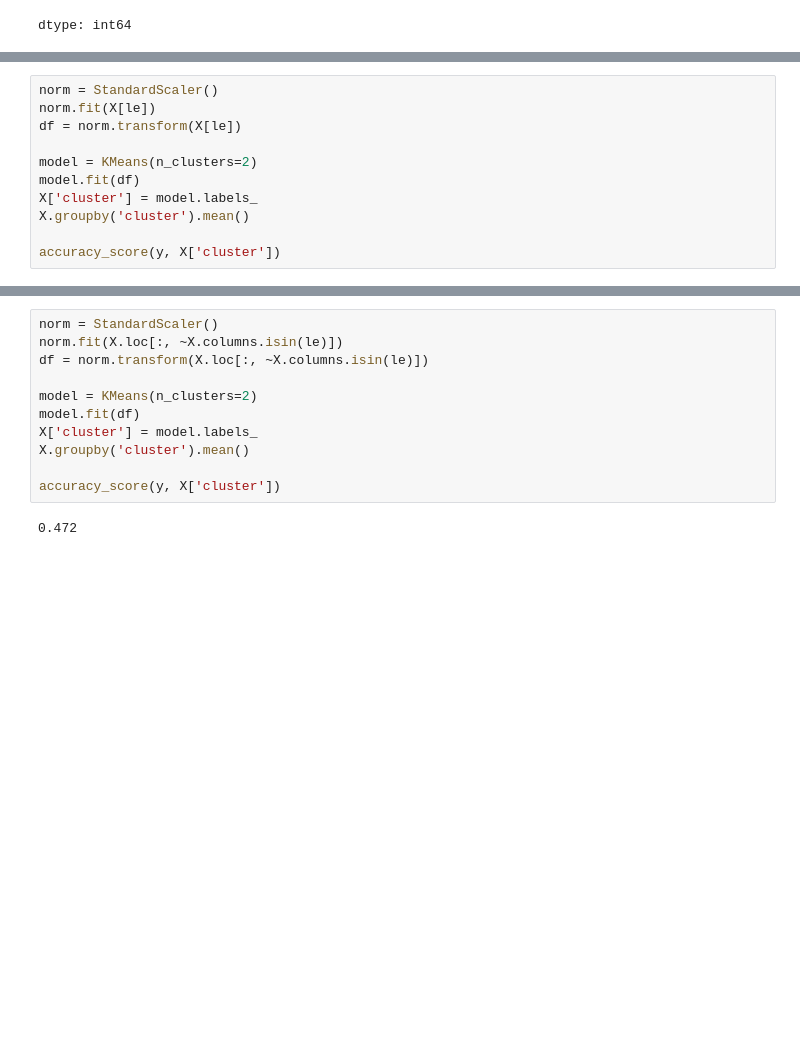
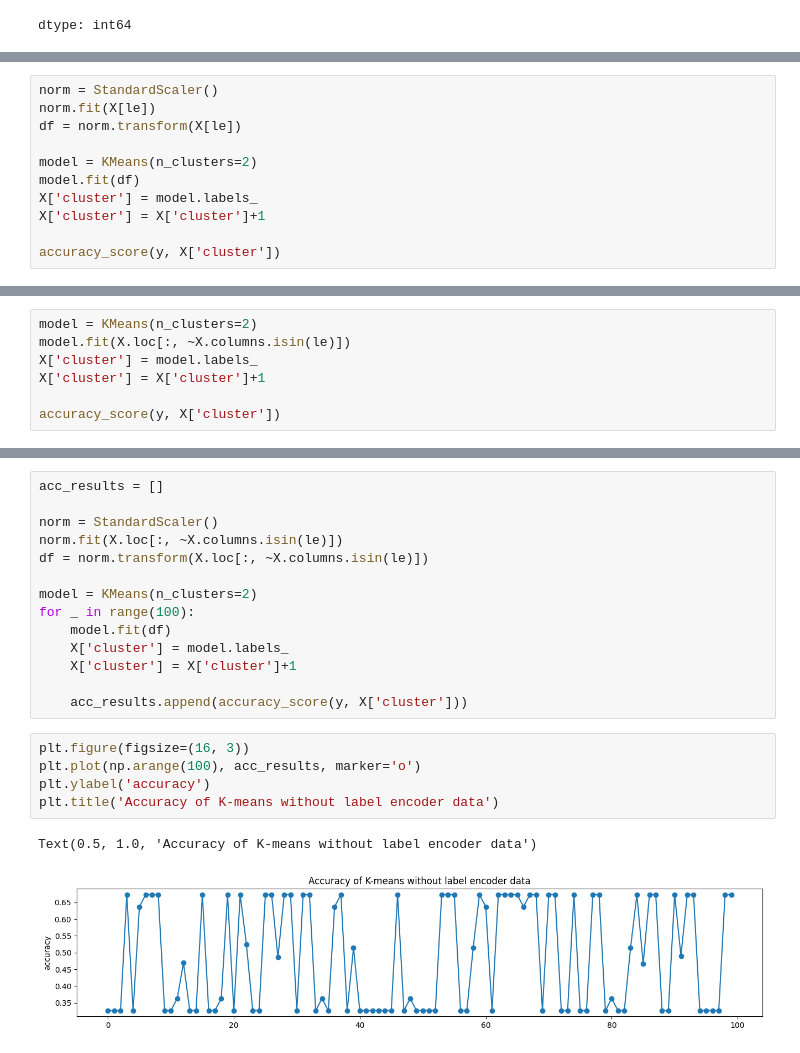
Before and after one commit to fadeeva/MLDL_plgrnd, a Jupyter notebook: Clusters/01_KMeans.ipynb, the cells around one changed output, grey strips where cells are left out. Drawn from its saved outputs; the diff is of its cells as text; blank space fills up the shorter version.

Commit message:
kmeans so shit

```diff
--- a/Clusters/01_KMeans.ipynb
+++ b/Clusters/01_KMeans.ipynb
@@ -120,7 +138,7 @@ df = norm.transform(X[le])
 model = KMeans(n_clusters=2)
 model.fit(df)
 X['cluster'] = model.labels_
-X.groupby('cluster').mean()
+X['cluster'] = X['cluster']+1
 
 accuracy_score(y, X['cluster'])
 # %% [output]
@@ -127,0 +146,7 @@ accuracy_score(y, X['cluster'])
+# %%
+model = KMeans(n_clusters=2)
+model.fit(X.loc[:, ~X.columns.isin(le)])
+X['cluster'] = model.labels_
+X['cluster'] = X['cluster']+1
+
+accuracy_score(y, X['cluster'])
@@ -128,14 +171,23 @@ accuracy_score(y, X['cluster'])
 # %%
+acc_results = []
+
 norm = StandardScaler()
 norm.fit(X.loc[:, ~X.columns.isin(le)])
 df = norm.transform(X.loc[:, ~X.columns.isin(le)])
 
 model = KMeans(n_clusters=2)
-model.fit(df)
-X['cluster'] = model.labels_
-X.groupby('cluster').mean()
+for _ in range(100):
+    model.fit(df)
+    X['cluster'] = model.labels_
+    X['cluster'] = X['cluster']+1
 
-accuracy_score(y, X['cluster'])
+    acc_results.append(accuracy_score(y, X['cluster']))
-# %% [output]
-0.472
+# %%
+plt.figure(figsize=(16, 3))
+plt.plot(np.arange(100), acc_results, marker='o')
+plt.ylabel('accuracy')
+plt.title('Accuracy of K-means without label encoder data')
+# %% [output]
+Text(0.5, 1.0, 'Accuracy of K-means without label encoder data')
+[figure, added]
 # %%
```
Also changed, not shown: parts of 13 cells of this notebook.
